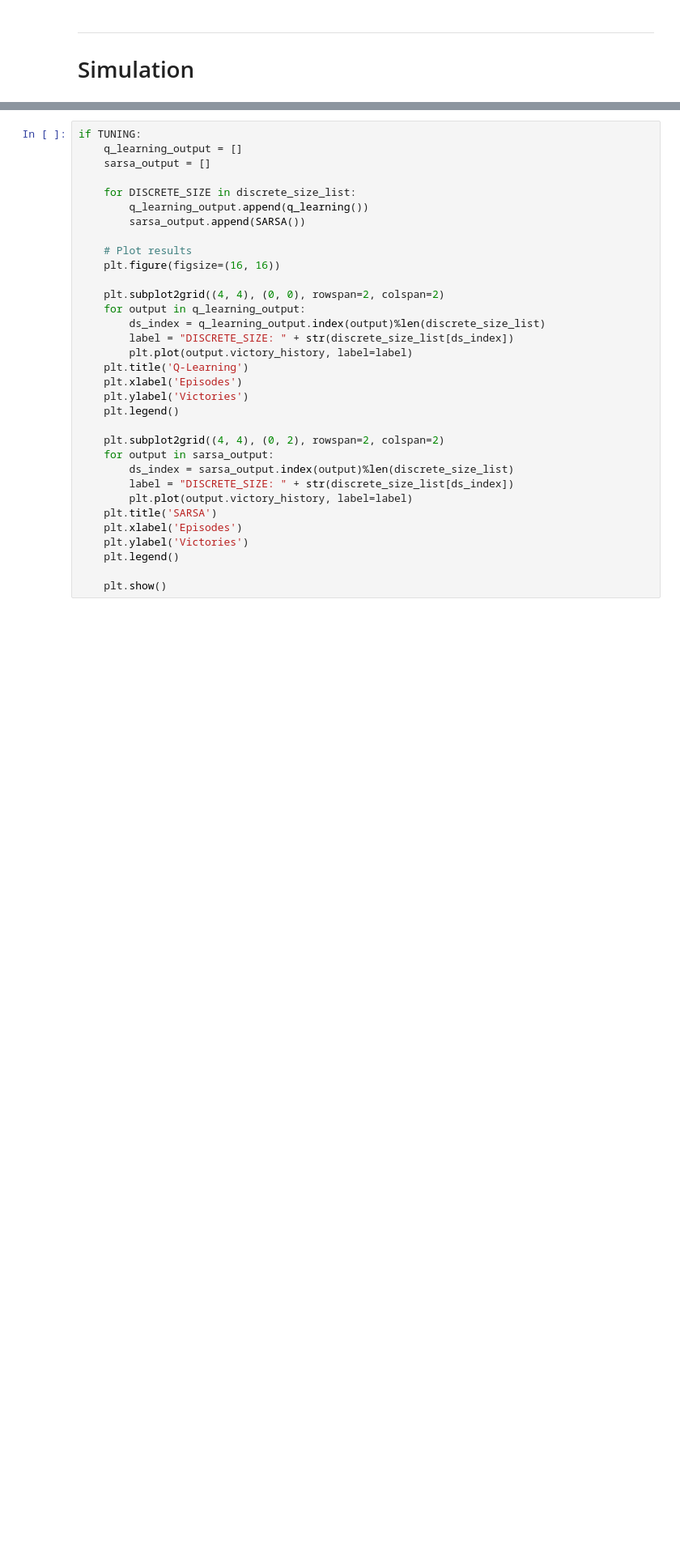
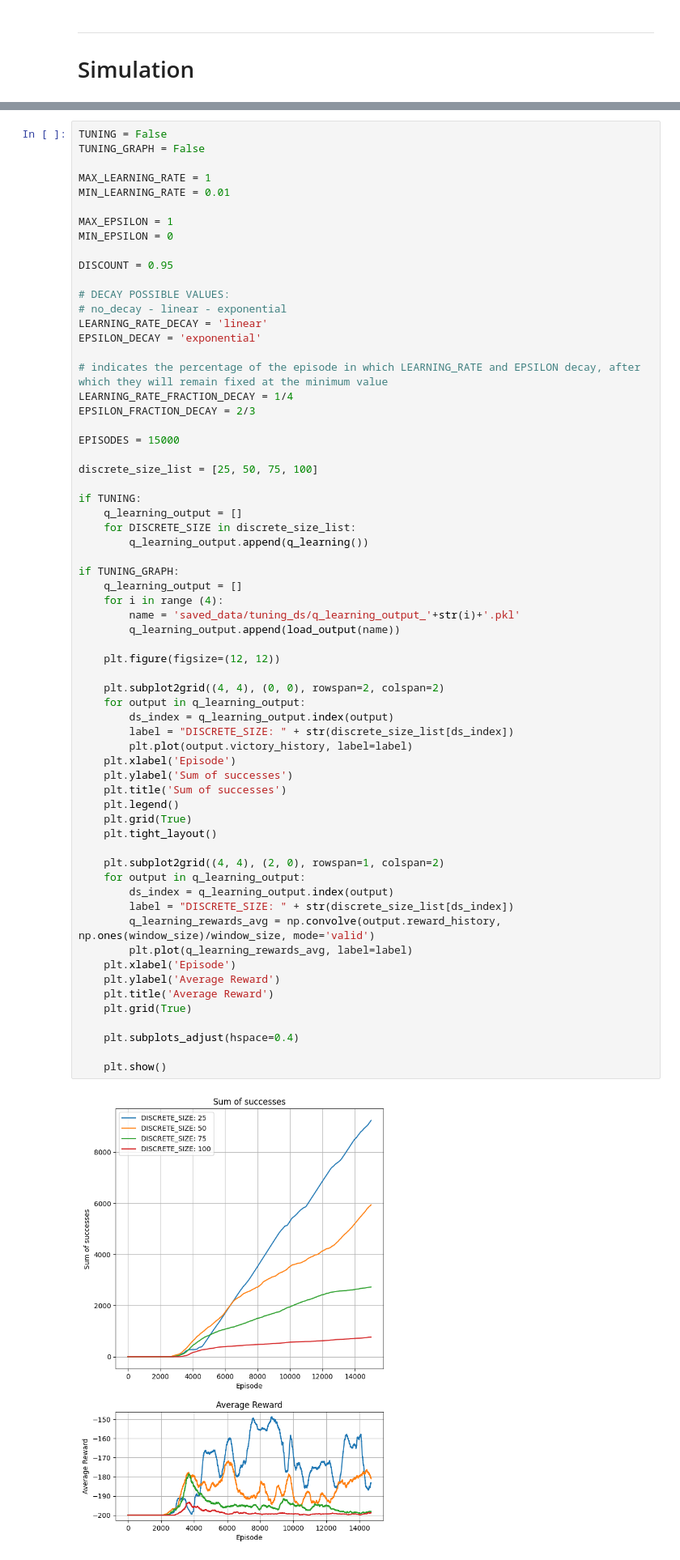
Before and after one commit to pierpaolospaziani/Machine-Learning, a Jupyter notebook: mountain_car.ipynb, the cells around one changed output, grey strips where cells are left out. Shown at 81% size. Drawn from its saved outputs; the diff is of its cells as text; blank space fills up the shorter version.

```diff
--- a/mountain_car.ipynb
+++ b/mountain_car.ipynb
@@ -354,36 +399,69 @@ TUNING = False
 # %%
+TUNING = False
+TUNING_GRAPH = False
+
+MAX_LEARNING_RATE = 1
+MIN_LEARNING_RATE = 0.01
+
+MAX_EPSILON = 1
+MIN_EPSILON = 0
+
+DISCOUNT = 0.95
+
+# DECAY POSSIBLE VALUES:
+# no_decay - linear - exponential
+LEARNING_RATE_DECAY = 'linear'
+EPSILON_DECAY = 'exponential'
+
+# indicates the percentage of the episode in which LEARNING_RATE and EPSILON decay, after which they will remain fixed at the minimum value
+LEARNING_RATE_FRACTION_DECAY = 1/4
+EPSILON_FRACTION_DECAY = 2/3
+
+EPISODES = 15000
+
+discrete_size_list = [25, 50, 75, 100]
+
 if TUNING:
     q_learning_output = []
-    sarsa_output = []
-
     for DISCRETE_SIZE in discrete_size_list:
         q_learning_output.append(q_learning())
-        sarsa_output.append(SARSA())
 
-    # Plot results
-    plt.figure(figsize=(16, 16))
+if TUNING_GRAPH:
+    q_learning_output = []
+    for i in range (4):
+        name = 'saved_data/tuning_ds/q_learning_output_'+str(i)+'.pkl'
+        q_learning_output.append(load_output(name))
+
+    plt.figure(figsize=(12, 12))
 
     plt.subplot2grid((4, 4), (0, 0), rowspan=2, colspan=2)
     for output in q_learning_output:
-        ds_index = q_learning_output.index(output)%len(discrete_size_list)
+        ds_index = q_learning_output.index(output)
         label = "DISCRETE_SIZE: " + str(discrete_size_list[ds_index])
         plt.plot(output.victory_history, label=label)
-    plt.title('Q-Learning')
-    plt.xlabel('Episodes')
-    plt.ylabel('Victories')
+    plt.xlabel('Episode')
+    plt.ylabel('Sum of successes')
+    plt.title('Sum of successes')
     plt.legend()
+    plt.grid(True)
+    plt.tight_layout()
 
-    plt.subplot2grid((4, 4), (0, 2), rowspan=2, colspan=2)
-    for output in sarsa_output:
-        ds_index = sarsa_output.index(output)%len(discrete_size_list)
+    plt.subplot2grid((4, 4), (2, 0), rowspan=1, colspan=2)
+    for output in q_learning_output:
+        ds_index = q_learning_output.index(output)
         label = "DISCRETE_SIZE: " + str(discrete_size_list[ds_index])
-        plt.plot(output.victory_history, label=label)
-    plt.title('SARSA')
-    plt.xlabel('Episodes')
-    plt.ylabel('Victories')
-    plt.legend()
+        q_learning_rewards_avg = np.convolve(output.reward_history, np.ones(window_size)/window_size, mode='valid')
+        plt.plot(q_learning_rewards_avg, label=label)
+    plt.xlabel('Episode')
+    plt.ylabel('Average Reward')
+    plt.title('Average Reward')
+    plt.grid(True)
+
+    plt.subplots_adjust(hspace=0.4)
 
     plt.show()
+# %% [output]
+[figure, added]
 # %% [markdown]
 ***
 ### Parameters & Hyper-Parameters Setting
```
Also changed, not shown: parts of 12 cells of this notebook, 20 other files.
